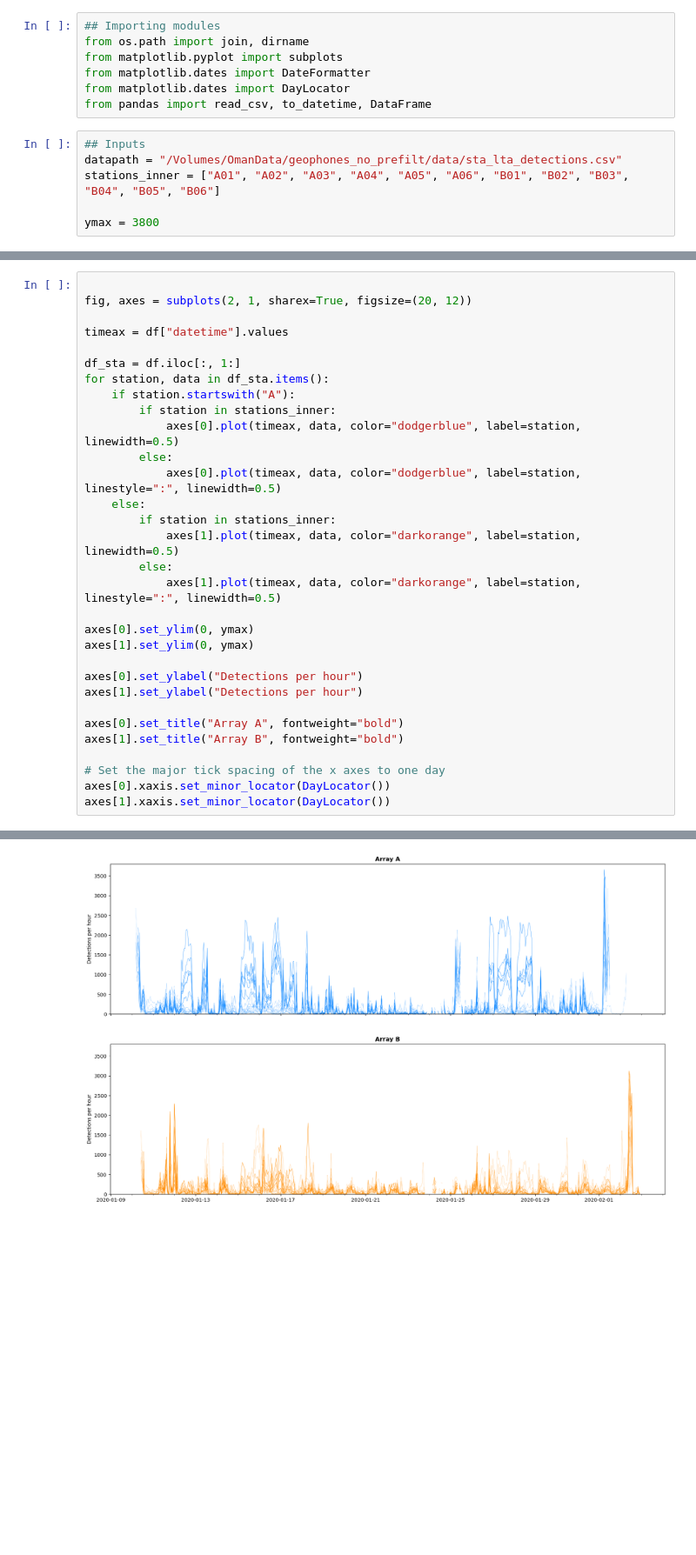
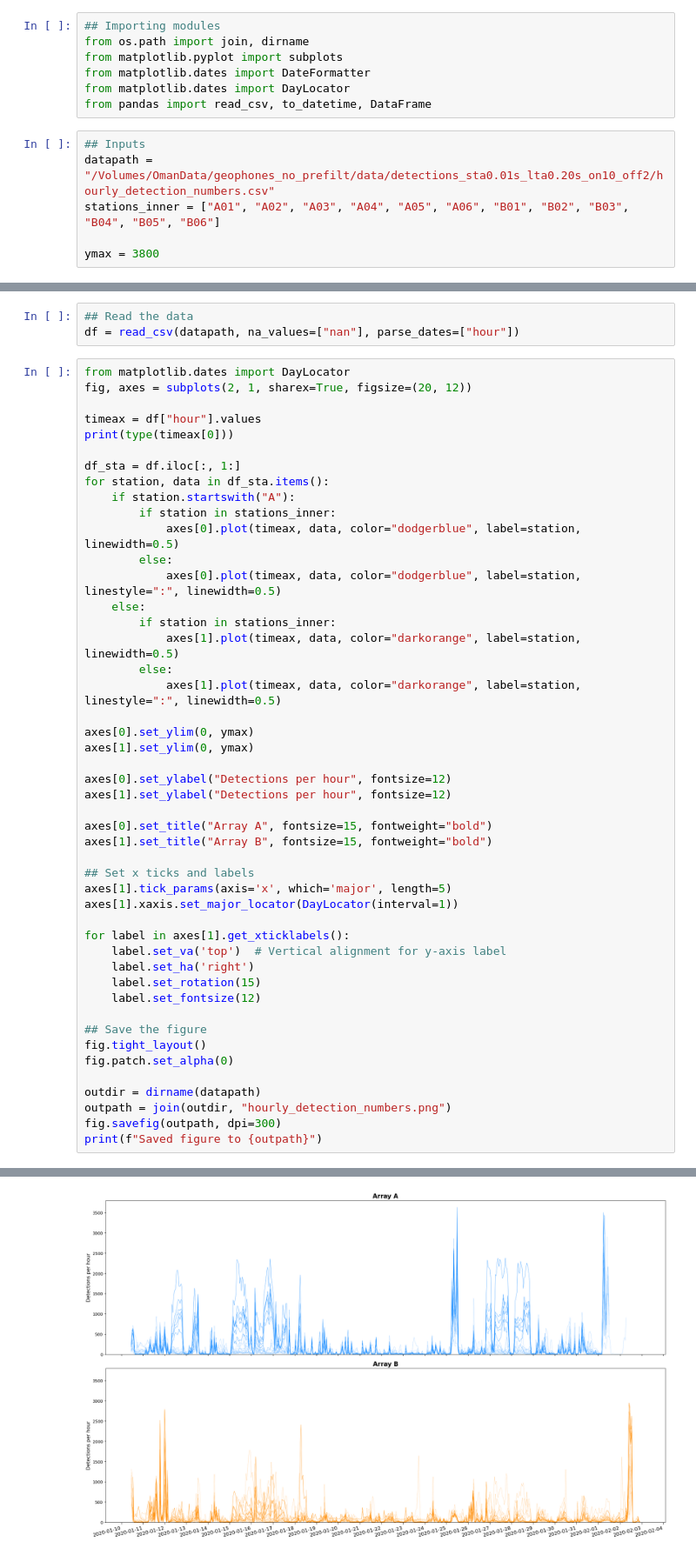
Before and after one commit to SerpRateAI/oman_microearthquakes, a Jupyter notebook: plot_sta_lta_detections_by_time.ipynb, the cells around one changed output, grey strips where cells are left out. Shown at 87% size. Saved outputs shown, nothing was run; the diff lists cells and outputs as text; blank space fills up the shorter version.

```diff
--- a/plot_sta_lta_detections_by_time.ipynb
+++ b/plot_sta_lta_detections_by_time.ipynb
@@ -9,7 +9,7 @@ from matplotlib.dates import DayLocator
 from pandas import read_csv, to_datetime, DataFrame
 # %%
 ## Inputs
-datapath = "/Volumes/OmanData/geophones_no_prefilt/data/sta_lta_detections.csv"
+datapath = "/Volumes/OmanData/geophones_no_prefilt/data/detections_sta0.01s_lta0.20s_on10_off2/hourly_detection_numbers.csv"
 stations_inner = ["A01", "A02", "A03", "A04", "A05", "A06", "B01", "B02", "B03", "B04", "B05", "B06"]
 
 ymax = 3800
@@ -21,8 +16,12 @@ df["datetime"] = to_datetime(df["datetime"], format="%Y-%m-%d-%H-%M-%S")
+# %%
+## Read the data
+df = read_csv(datapath, na_values=["nan"], parse_dates=["hour"])
 # %%
-
+from matplotlib.dates import DayLocator
 fig, axes = subplots(2, 1, sharex=True, figsize=(20, 12))
 
-timeax = df["datetime"].values
+timeax = df["hour"].values
+print(type(timeax[0]))
 
 df_sta = df.iloc[:, 1:]
 for station, data in df_sta.items():
@@ -40,13 +39,28 @@ for station, data in df_sta.items():
 axes[0].set_ylim(0, ymax)
 axes[1].set_ylim(0, ymax)
 
-axes[0].set_ylabel("Detections per hour")
-axes[1].set_ylabel("Detections per hour")
+axes[0].set_ylabel("Detections per hour", fontsize=12)
+axes[1].set_ylabel("Detections per hour", fontsize=12)
 
-axes[0].set_title("Array A", fontweight="bold")
-axes[1].set_title("Array B", fontweight="bold")
+axes[0].set_title("Array A", fontsize=15, fontweight="bold")
+axes[1].set_title("Array B", fontsize=15, fontweight="bold")
 
-# Set the major tick spacing of the x axes to one day
-axes[0].xaxis.set_minor_locator(DayLocator())
-axes[1].xaxis.set_minor_locator(DayLocator())
+## Set x ticks and labels
+axes[1].tick_params(axis='x', which='major', length=5)
+axes[1].xaxis.set_major_locator(DayLocator(interval=1))
+
+for label in axes[1].get_xticklabels():
+    label.set_va('top')  # Vertical alignment for y-axis label
+    label.set_ha('right')
+    label.set_rotation(15)
+    label.set_fontsize(12)
+
+## Save the figure
+fig.tight_layout()
+fig.patch.set_alpha(0)
+
+outdir = dirname(datapath)
+outpath = join(outdir, "hourly_detection_numbers.png")
+fig.savefig(outpath, dpi=300)
+print(f"Saved figure to {outpath}")
 # %% [output]
@@ -53,2 +69,2 @@ axes[1].xaxis.set_minor_locator(DayLocator())
-[figure, old version]
+[figure, new version]
 # %%
```
Also changed, not shown: parts of 3 cells of this notebook, 5 other files.
